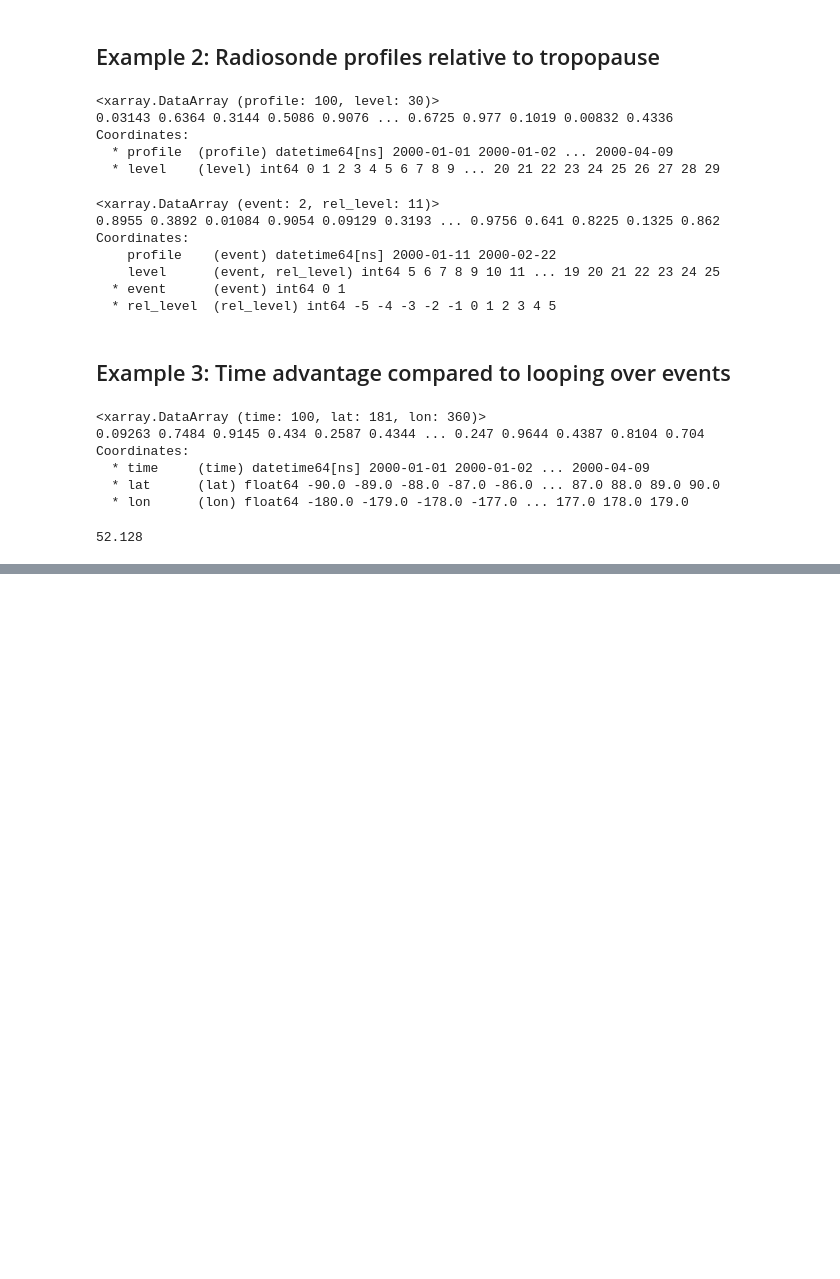
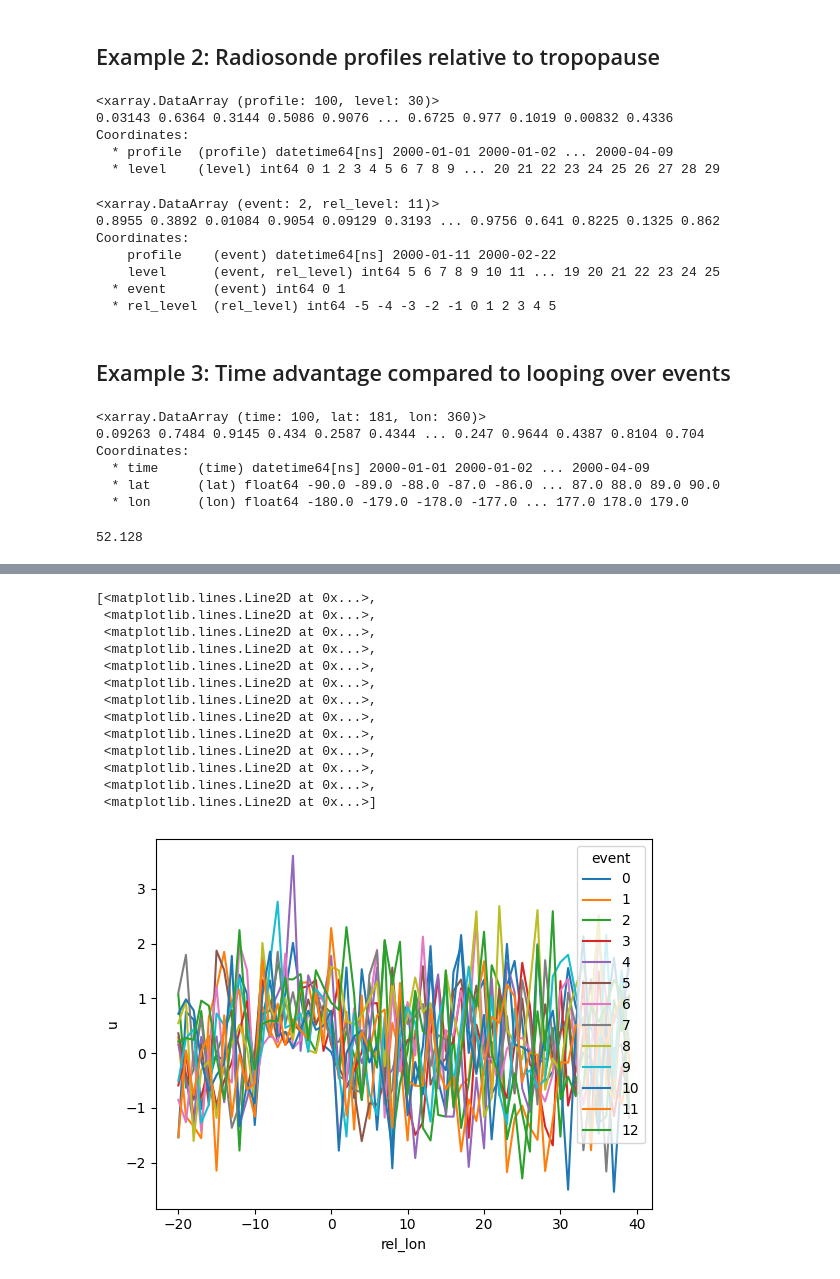
Before and after one commit to jonas-spaeth/xevent, a Jupyter notebook: docs/source/examples/example1.ipynb, the cells around one changed output, grey strips where cells are left out. Drawn from its saved outputs; the diff is of its cells as text; code cells hidden in the pictures; blank space fills up the shorter version.

```diff
--- a/docs/source/examples/example1.ipynb
+++ b/docs/source/examples/example1.ipynb
@@ -167,0 +272,3 @@ xr.testing.assert_equal(xarray_result.drop_vars(["lon", "lat", "time"]), composi
+# %%
+events = event_centers.to_dataframe().reset_index()[["time", "lon"]].to_dict("records")
+events
@@ -167,0 +289,23 @@ xr.testing.assert_equal(xarray_result.drop_vars(["lon", "lat", "time"]), composi
+# %%
+da_composite = xevent.composite(
+    da,
+    events,
+    relative_coords=dict(lon=np.arange(-20, 40)),
+)
+# %%
+da_composite.plot(hue="event")
+# %% [output]
+[<matplotlib.lines.Line2D at 0x...>,
+ <matplotlib.lines.Line2D at 0x...>,
+ <matplotlib.lines.Line2D at 0x...>,
+ <matplotlib.lines.Line2D at 0x...>,
+ <matplotlib.lines.Line2D at 0x...>,
+ <matplotlib.lines.Line2D at 0x...>,
+ <matplotlib.lines.Line2D at 0x...>,
+ <matplotlib.lines.Line2D at 0x...>,
+ <matplotlib.lines.Line2D at 0x...>,
+ <matplotlib.lines.Line2D at 0x...>,
+ <matplotlib.lines.Line2D at 0x...>,
+ <matplotlib.lines.Line2D at 0x...>,
+ <matplotlib.lines.Line2D at 0x...>]
+[figure, added]
```
Also changed, not shown: parts of 12 cells of this notebook, 2 other files.
